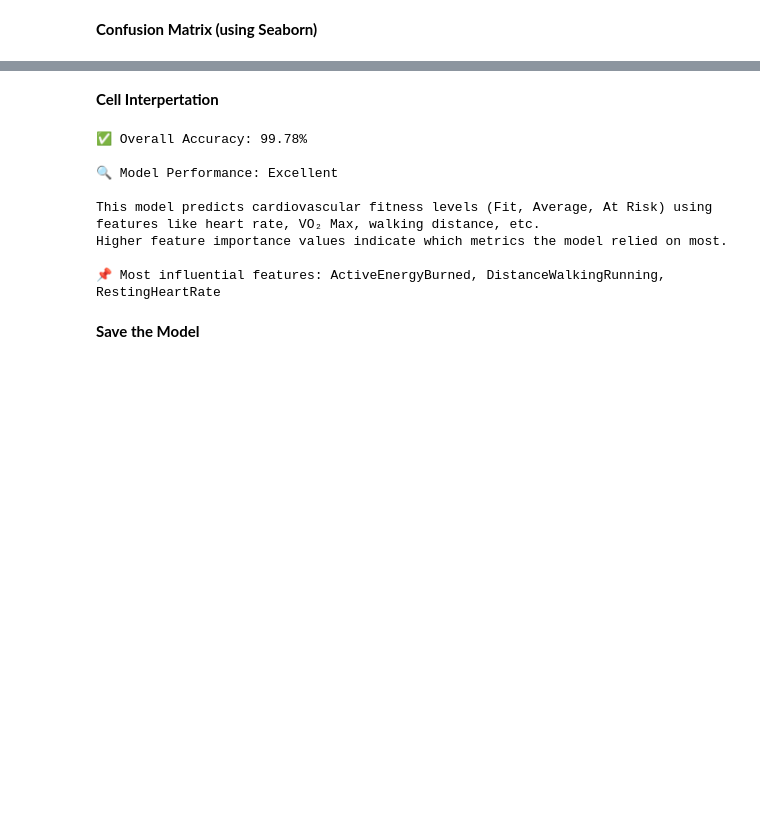
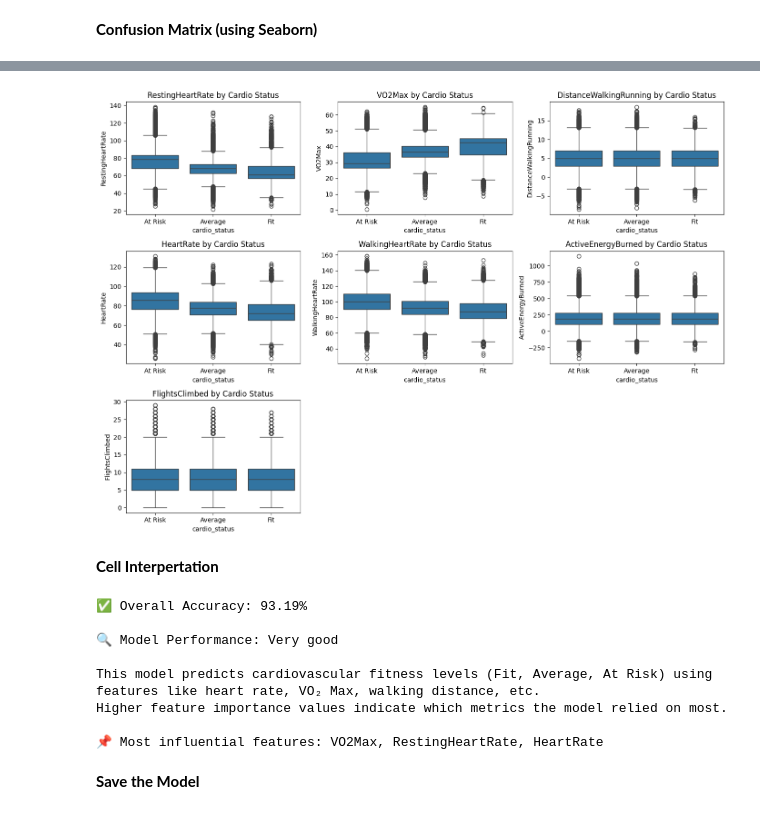
Before and after one commit to MYHan531/Cardio-Health-Monitoring, a Jupyter notebook: jupyter_notebook/train_model.ipynb, the cells around one changed output, grey strips where cells are left out. Cells and saved outputs as stored; diff of their text form; code cells hidden in the pictures; blank space fills up the shorter version.

```diff
--- a/jupyter_notebook/train_model.ipynb
+++ b/jupyter_notebook/train_model.ipynb
@@ -140,3 +171,18 @@ plt.show()
+# %%
+features = [
+    "RestingHeartRate", "VO2Max", "DistanceWalkingRunning",
+    "HeartRate", "WalkingHeartRate", "ActiveEnergyBurned", "FlightsClimbed"
+]
+
+plt.figure(figsize=(14, 10))
+for i, col in enumerate(features):
+    plt.subplot(3, 3, i + 1)
+    sns.boxplot(data=df, x="cardio_status", y=col)
+    plt.title(f"{col} by Cardio Status")
+    plt.tight_layout()
+plt.show()
+# %% [output]
+[figure, added]
 # %% [markdown]
 **Cell Interpertation**
 # %%
@@ -144,11 +190,11 @@ acc = accuracy_score(y_test, y_pred)
 print(f"✅ Overall Accuracy: {round(acc*100, 2)}%")
 
 # Short explanation
-if acc > 0.9:
+if acc > 0.95:
     performance = "Excellent"
-elif acc > 0.8:
+elif acc > 0.9:
     performance = "Very good"
-elif acc > 0.7:
+elif acc > 0.85:
     performance = "Acceptable"
 else:
     performance = "Needs improvement"
@@ -161,14 +207,14 @@ print("Higher feature importance values indicate which metrics the model relied
 top_features = [feature_names[i] for i in indices[:3]]
 print(f"📌 Most influential features: {', '.join(top_features)}")
 # %% [output]
-✅ Overall Accuracy: 99.78%
+✅ Overall Accuracy: 93.19%
 
-🔍 Model Performance: Excellent
+🔍 Model Performance: Very good
 
 This model predicts cardiovascular fitness levels (Fit, Average, At Risk) using features like heart rate, VO₂ Max, walking distance, etc.
 Higher feature importance values indicate which metrics the model relied on most.
 
-📌 Most influential features: ActiveEnergyBurned, DistanceWalkingRunning, RestingHeartRate
+📌 Most influential features: VO2Max, RestingHeartRate, HeartRate
 # %% [markdown]
 **Save the Model**
 # %%
```
Also changed, not shown: parts of 10 cells of this notebook, 6 other files.
